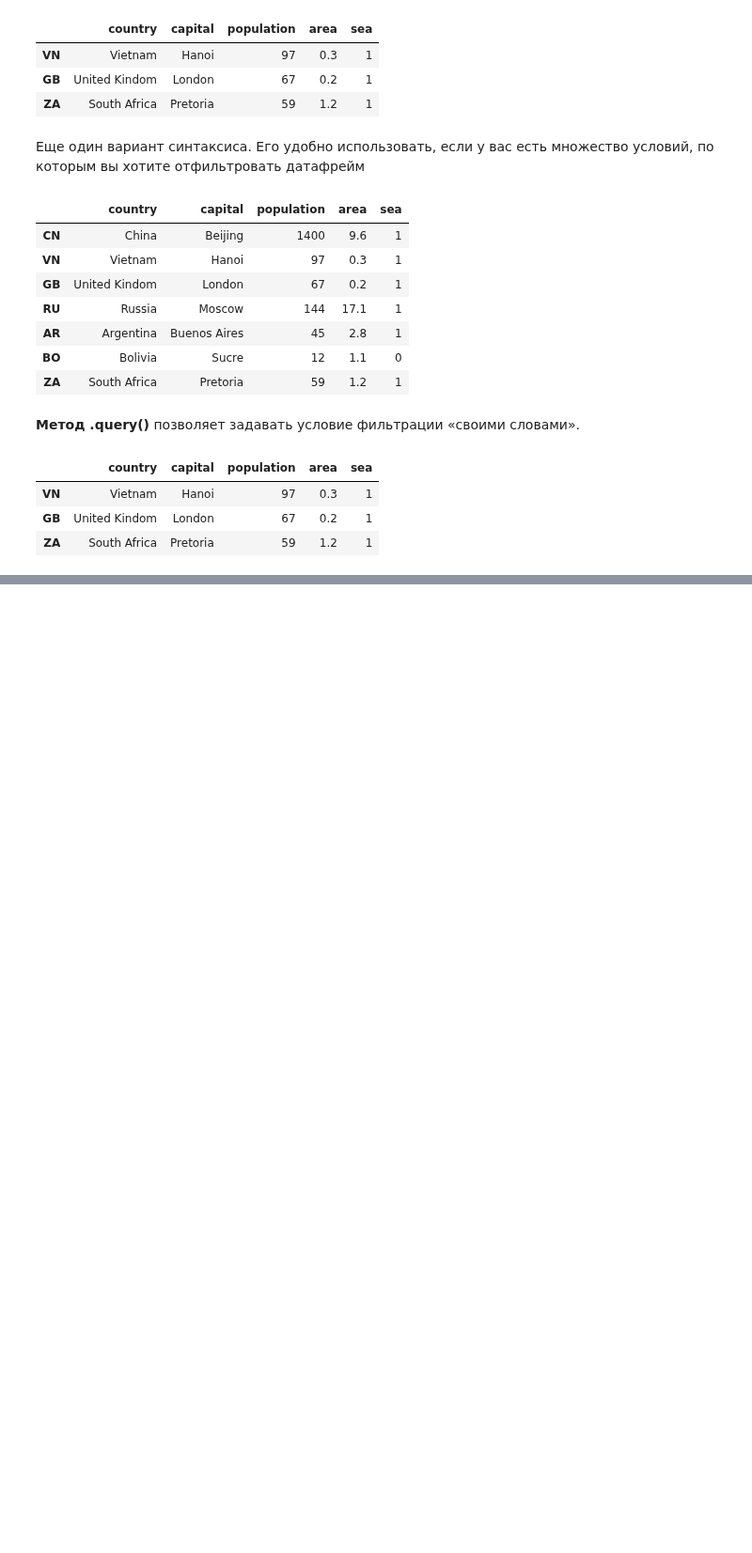
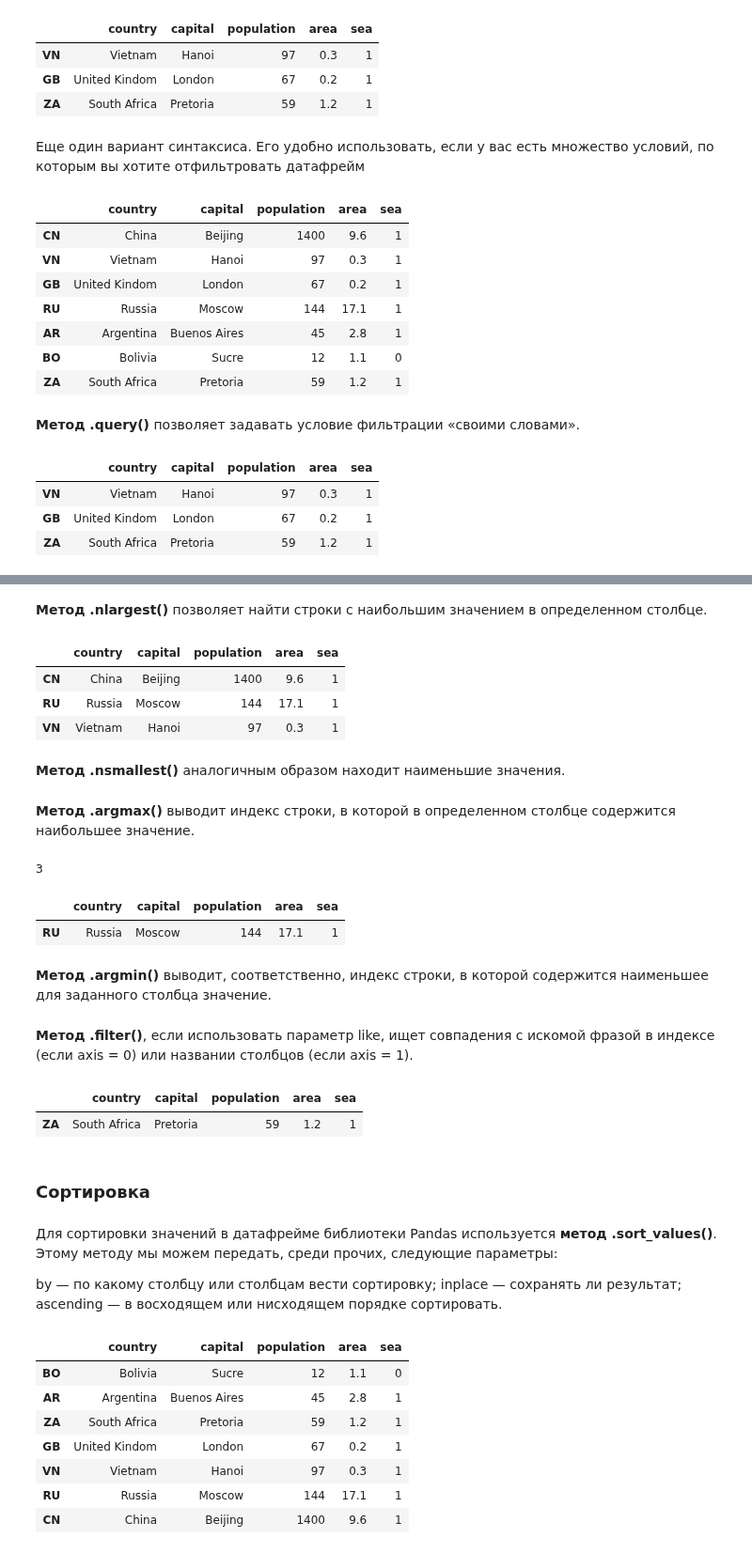
Before and after one commit to ShaidulinAndrew/Pandas_classes, a Jupyter notebook: Pandas_makarov.ipynb, the cells around one changed output, grey strips where cells are left out. Shown at 94% size. Cells and saved outputs as stored; diff of their text form; code cells hidden in the pictures; blank space fills up the shorter version.

Commit message:
add new methods sort

```diff
--- a/Pandas_makarov.ipynb
+++ b/Pandas_makarov.ipynb
@@ -767,0 +796,55 @@ countries.query('country == Uni
+# %% [markdown]
+__Метод .nlargest()__ позволяет найти строки с наибольшим значением в определенном столбце.
+# %%
+countries.nlargest(3, 'population')
+# %% [output]
+|  | country | capital | population | area | sea |
+| CN | China | Beijing | 1400 | 9.6 | 1 |
+| RU | Russia | Moscow | 144 | 17.1 | 1 |
+| VN | Vietnam | Hanoi | 97 | 0.3 | 1 |
+# %% [markdown]
+__Метод .nsmallest()__ аналогичным образом находит наименьшие значения.
+# %% [markdown]
+__Метод .argmax()__ выводит индекс строки, в которой в определенном столбце содержится наибольшее значение.
+# %%
+# ищем индекс страны с наибольшей площадью
+countries.area.argmax()
+# %% [output]
+3
+# %%
+# посмотрим какой стране принадлежит данный индекс
+countries.iloc[[countries.area.argmax()]]
+# %% [output]
+|  | country | capital | population | area | sea |
+| RU | Russia | Moscow | 144 | 17.1 | 1 |
+# %% [markdown]
+__Метод .argmin()__ выводит, соответственно, индекс строки, в которой содержится наименьшее для заданного столбца значение.
+# %% [markdown]
+__Метод .filter()__, если использовать параметр like, ищет совпадения с искомой фразой в индексе (если axis = 0) или названии столбцов (если axis = 1).
+# %%
+# найдем строки, в которых в индексе есть буквосочетание ZA
+countries.filter(like = 'ZA', axis = 0)
+# %% [output]
+|  | country | capital | population | area | sea |
+| ZA | South Africa | Pretoria | 59 | 1.2 | 1 |
+# %% [markdown]
+### __Сортировка__
+# %% [markdown]
+Для сортировки значений в датафрейме библиотеки Pandas используется __метод .sort_values()__. Этому методу мы можем передать, среди прочих, следующие параметры:
+
+by — по какому столбцу или столбцам вести сортировку;
+inplace — сохранять ли результат;
+ascending — в восходящем или нисходящем порядке сортировать.
+# %%
+# выполним сортировку по столбцу population не сохраняя изменений
+# в возрастающем порядке (значение по умолчанию)
+countries.sort_values(by = 'population', inplace = False, ascending = True)
+# %% [output]
+|  | country | capital | population | area | sea |
+| BO | Bolivia | Sucre | 12 | 1.1 | 0 |
+| AR | Argentina | Buenos Aires | 45 | 2.8 | 1 |
+| ZA | South Africa | Pretoria | 59 | 1.2 | 1 |
+| GB | United Kindom | London | 67 | 0.2 | 1 |
+| VN | Vietnam | Hanoi | 97 | 0.3 | 1 |
+| RU | Russia | Moscow | 144 | 17.1 | 1 |
+| CN | China | Beijing | 1400 | 9.6 | 1 |
```
Also changed, not shown: parts of 8 cells of this notebook.
